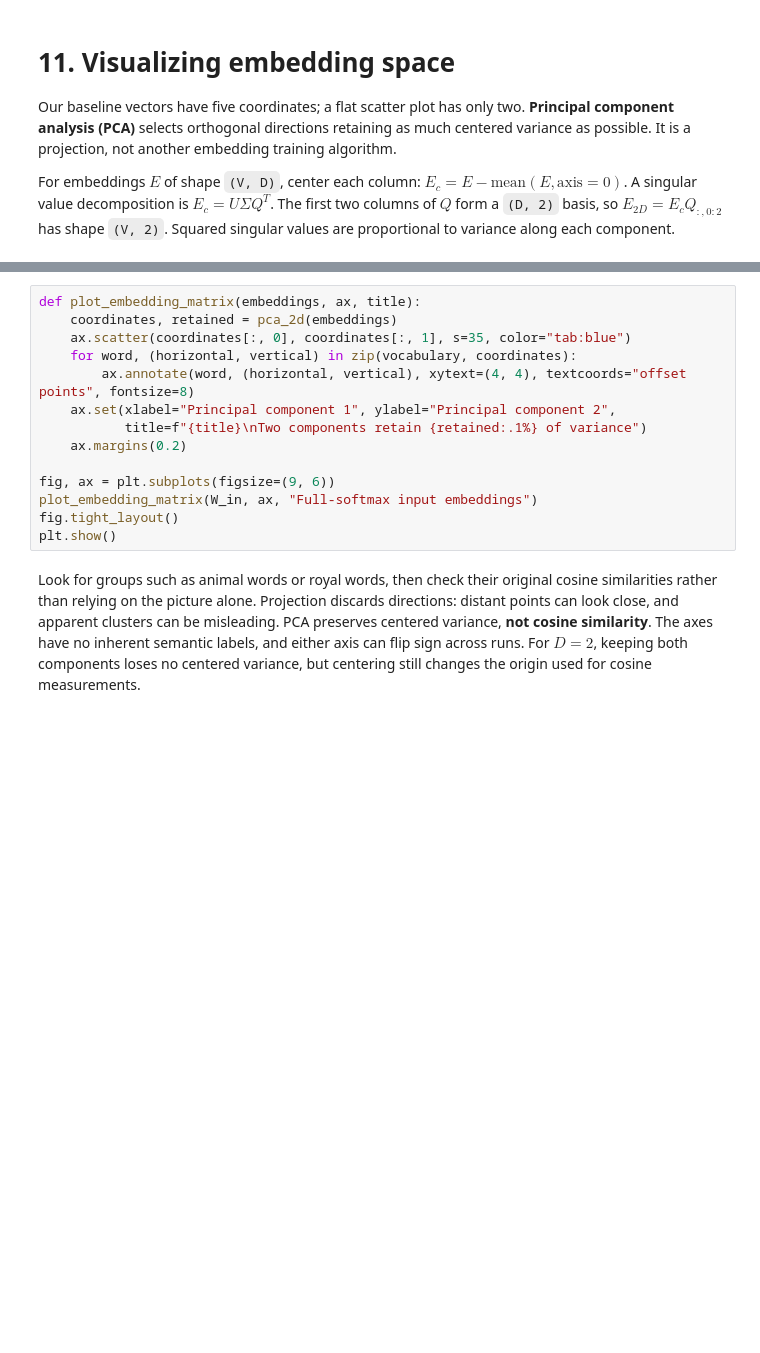
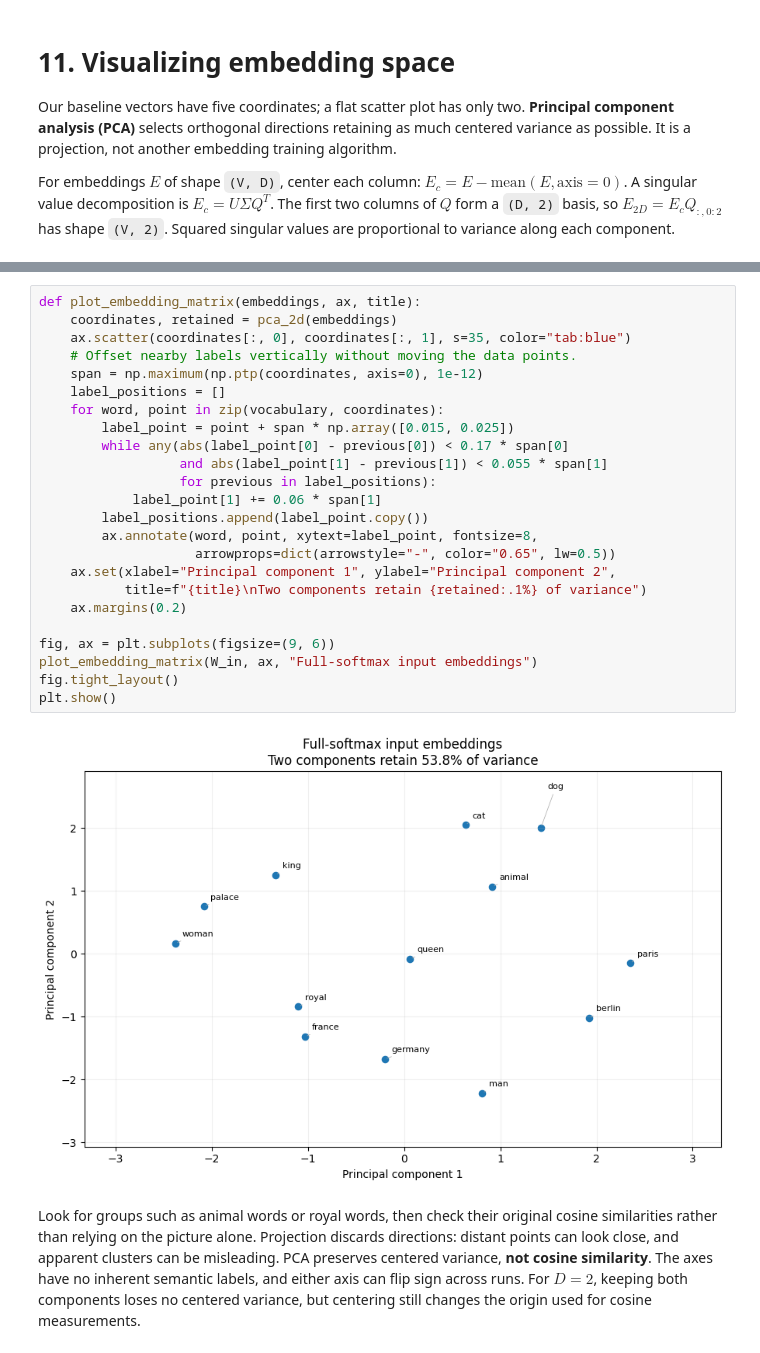
Before and after one commit to Hakan-ci/embedings_experiments, a Jupyter notebook: skip_gram_exploration.ipynb, the cells around one changed output, grey strips where cells are left out. Drawn from its saved outputs; the diff is of its cells as text; blank space fills up the shorter version.

```diff
--- a/skip_gram_exploration.ipynb
+++ b/skip_gram_exploration.ipynb
@@ -727,17 +885,29 @@ print("Variance retained:", toy_retained)
 # %%
 def plot_embedding_matrix(embeddings, ax, title):
     coordinates, retained = pca_2d(embeddings)
     ax.scatter(coordinates[:, 0], coordinates[:, 1], s=35, color="tab:blue")
-    for word, (horizontal, vertical) in zip(vocabulary, coordinates):
-        ax.annotate(word, (horizontal, vertical), xytext=(4, 4), textcoords="offset points", fontsize=8)
+    # Offset nearby labels vertically without moving the data points.
+    span = np.maximum(np.ptp(coordinates, axis=0), 1e-12)
+    label_positions = []
+    for word, point in zip(vocabulary, coordinates):
+        label_point = point + span * np.array([0.015, 0.025])
+        while any(abs(label_point[0] - previous[0]) < 0.17 * span[0]
+                  and abs(label_point[1] - previous[1]) < 0.055 * span[1]
+                  for previous in label_positions):
+            label_point[1] += 0.06 * span[1]
+        label_positions.append(label_point.copy())
+        ax.annotate(word, point, xytext=label_point, fontsize=8,
+                    arrowprops=dict(arrowstyle="-", color="0.65", lw=0.5))
     ax.set(xlabel="Principal component 1", ylabel="Principal component 2",
            title=f"{title}\nTwo components retain {retained:.1%} of variance")
     ax.margins(0.2)
 
 fig, ax = plt.subplots(figsize=(9, 6))
 plot_embedding_matrix(W_in, ax, "Full-softmax input embeddings")
 fig.tight_layout()
 plt.show()
+# %% [output]
+[figure, added]
 # %% [markdown]
 Look for groups such as animal words or royal words, then check their original
 cosine similarities rather than relying on the picture alone. Projection discards
```
Also changed, not shown: parts of 56 cells of this notebook, 3 other files.
